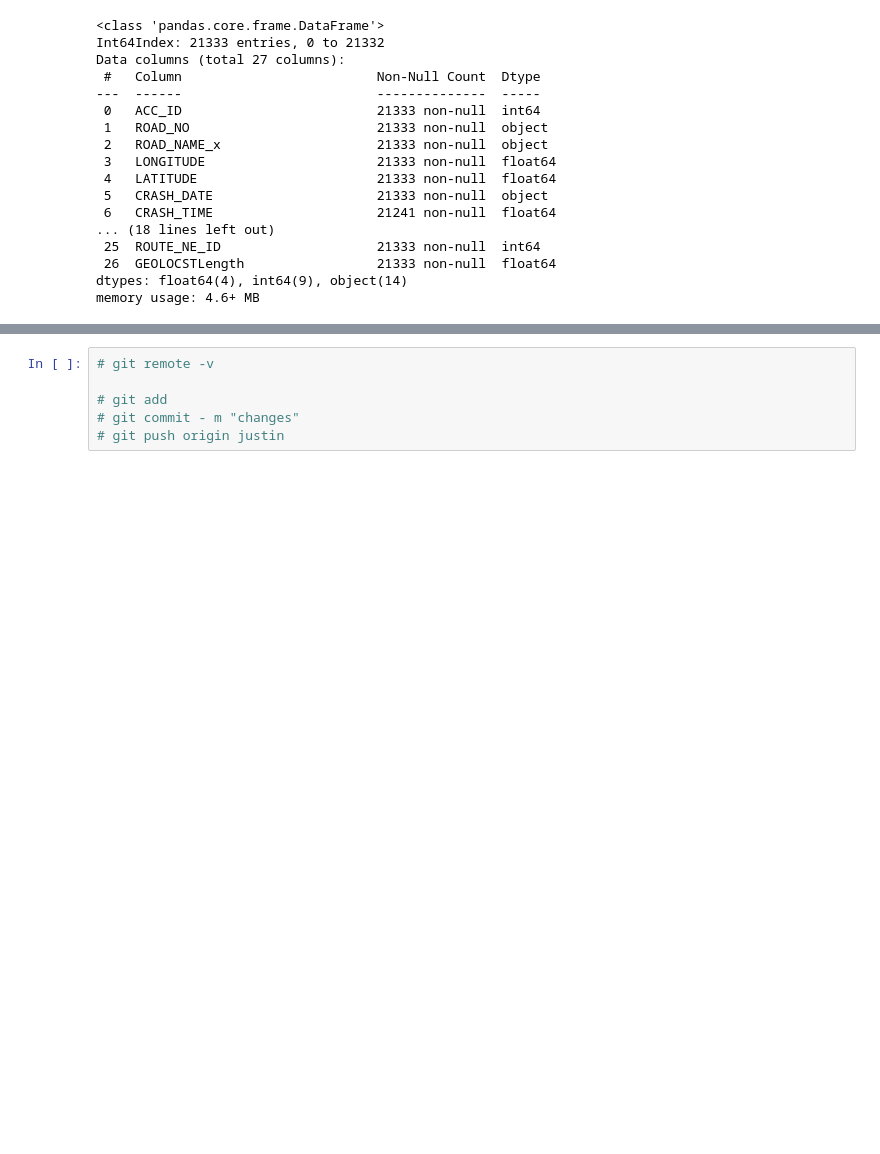
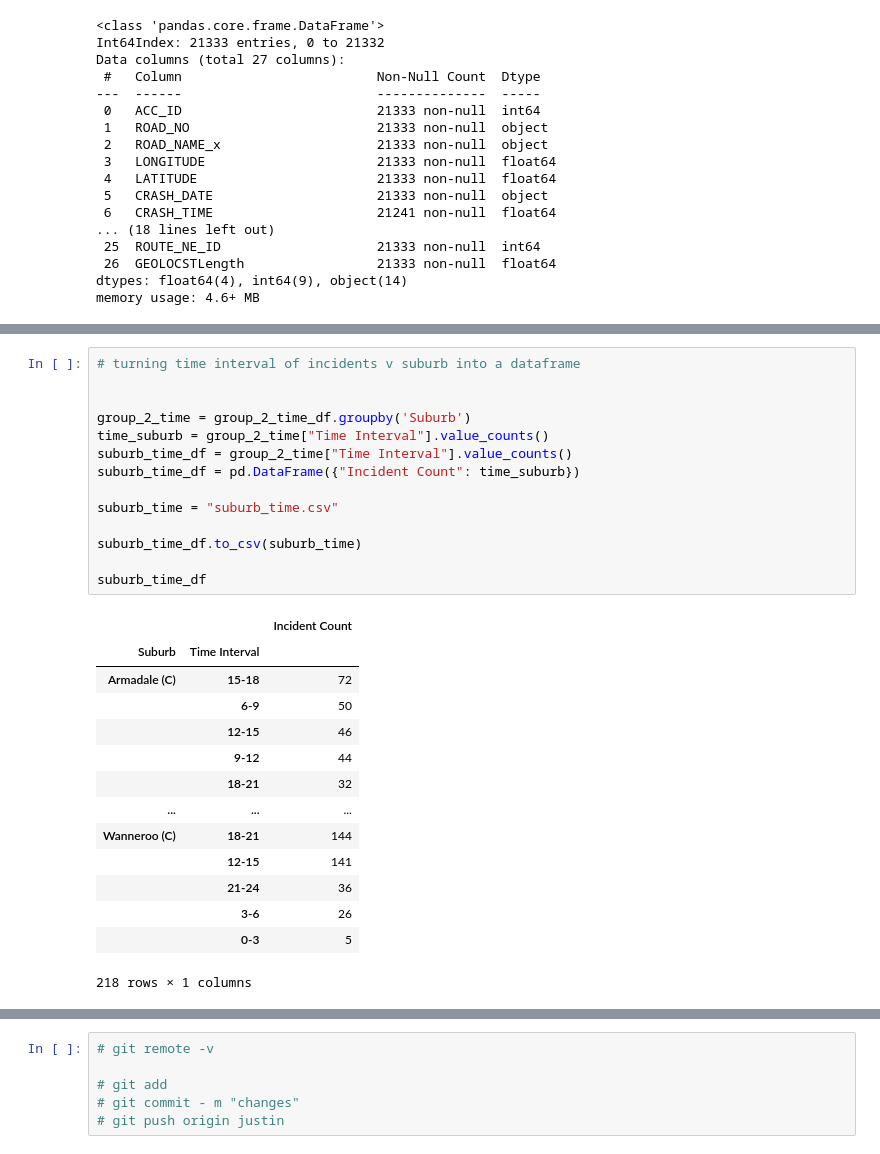
Before and after one commit to NZeinali/project_one, a Jupyter notebook: project_1.2.ipynb, the cells around one changed output, grey strips where cells are left out. Cells and saved outputs as stored; diff of their text form; blank space fills up the shorter version.

```diff
--- a/project_1.2.ipynb
+++ b/project_1.2.ipynb
@@ -270,0 +289,29 @@ Name: Time Interval, Length: 221, dtype: int64
+# %%
+# turning time interval of incidents v suburb into a dataframe
+
+
+group_2_time = group_2_time_df.groupby('Suburb')
+time_suburb = group_2_time["Time Interval"].value_counts()
+suburb_time_df = group_2_time["Time Interval"].value_counts()
+suburb_time_df = pd.DataFrame({"Incident Count": time_suburb})
+
+suburb_time = "suburb_time.csv"
+
+suburb_time_df.to_csv(suburb_time)
+
+suburb_time_df
+# %% [output]
+|  |  | Incident Count |
+| Suburb | Time Interval |  |
+| Armadale (C) | 15-18 | 72 |
+|  | 6-9 | 50 |
+|  | 12-15 | 46 |
+|  | 9-12 | 44 |
+|  | 18-21 | 32 |
+| ... | ... | ... |
+| Wanneroo (C) | 18-21 | 144 |
+|  | 12-15 | 141 |
+|  | 21-24 | 36 |
+|  | 3-6 | 26 |
+|  | 0-3 | 5 |
+218 rows × 1 columns
```
Also changed, not shown: parts of 15 cells of this notebook.
